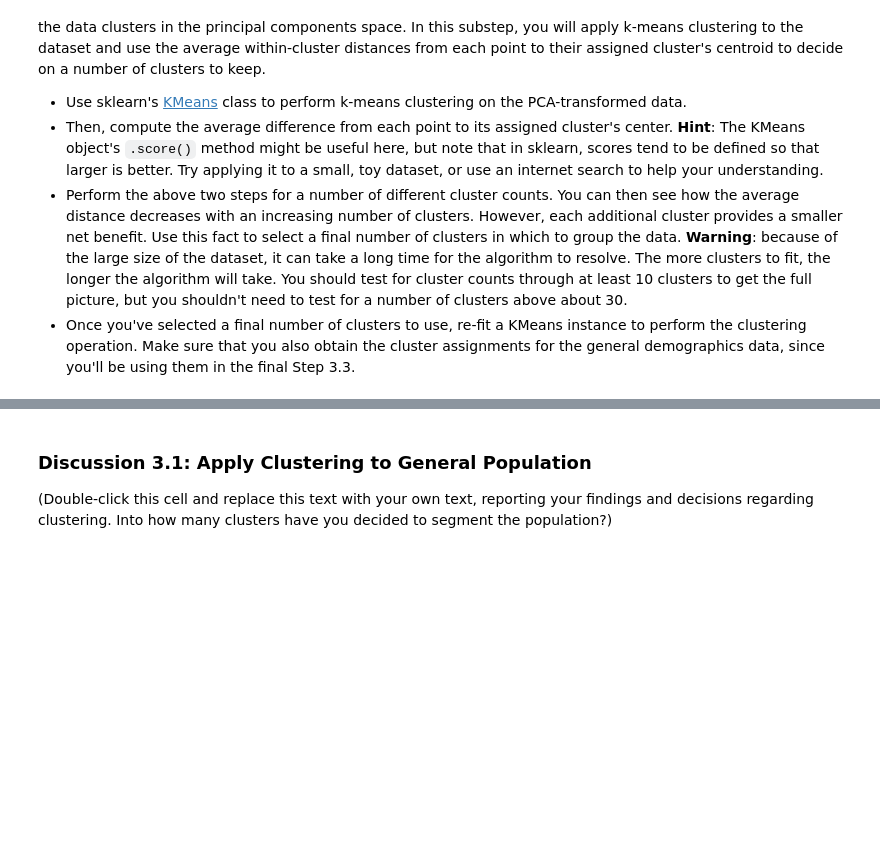
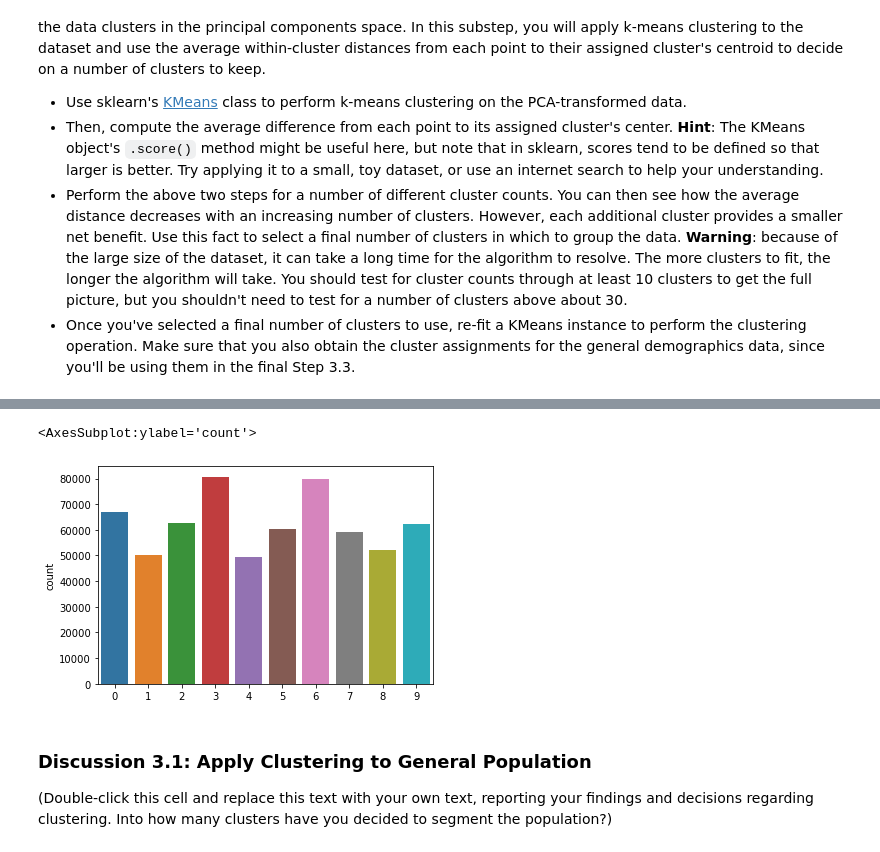
Before and after one commit to MagedZaghloul/segmenting_customers, a Jupyter notebook: Identify_Customer_Segments.ipynb, the cells around one changed output, grey strips where cells are left out. Drawn from its saved outputs; the diff is of its cells as text; code cells hidden in the pictures; blank space fills up the shorter version.

```diff
--- a/Identify_Customer_Segments.ipynb
+++ b/Identify_Customer_Segments.ipynb
@@ -906,6 +990,14 @@ You've assessed and cleaned the demographics data, then scaled and transformed t
 # %%
 # Re-fit the k-means model with the selected number of clusters and obtain
 # cluster predictions for the general population demographics data.
+
+kmeans = KMeans(n_clusters= 10)
+labels_general = kmeans.fit_predict(pca_features)
+# %%
+sns.countplot(labels_general)
+# %% [output]
+<AxesSubplot:ylabel='count'>
+[figure, added]
 # %% [markdown]
 ### Discussion 3.1: Apply Clustering to General Population
 
```
Also changed, not shown: parts of 28 cells of this notebook.
